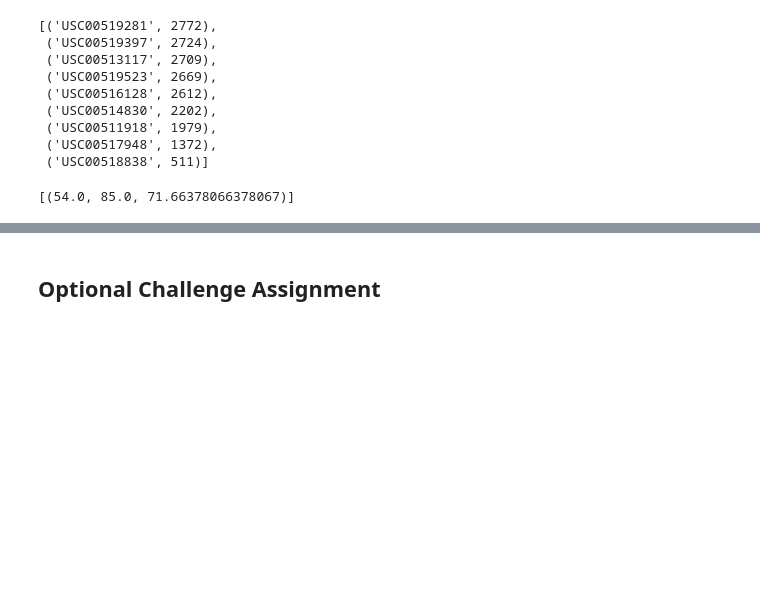
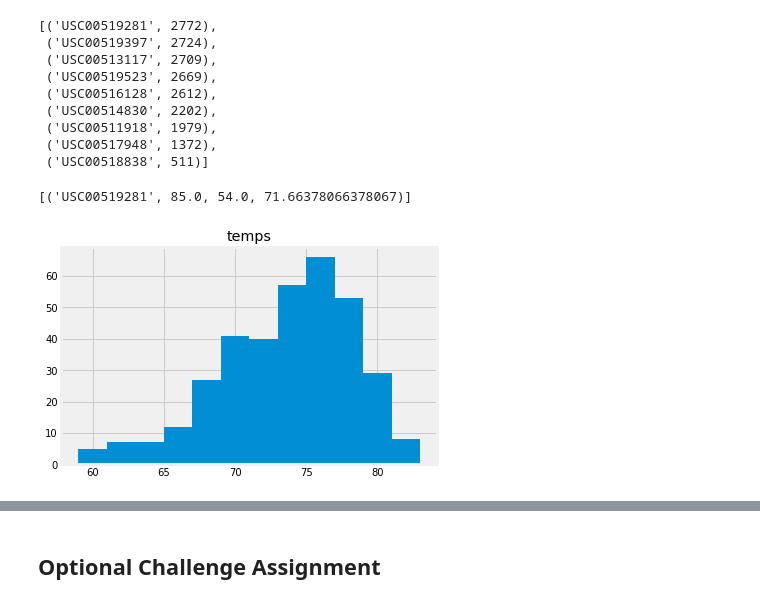
Before and after one commit to AshleyMcGee/advanced_sql_git, a Jupyter notebook: surfer_starter.ipynb, the cells around one changed output, grey strips where cells are left out. Saved outputs shown, nothing was run; the diff lists cells and outputs as text; code cells hidden in the pictures; blank space fills up the shorter version.

```diff
--- a/surfer_starter.ipynb
+++ b/surfer_starter.ipynb
@@ -110,8 +125,32 @@ df
 # %%
 # Using the station id from the previous query, calculate the lowest temperature recorded,
 # highest temperature recorded, and average temperature most active station?
+sel = [Measurement.station,
+      func.max(Measurement.tobs),
+      func.min(Measurement.tobs),
+      func.avg(Measurement.tobs)]
+
+
+temps = session.query(*sel)\
+    .filter(Measurement.station == 'USC00519281')\
+    .all()
+
+temps
 # %% [output]
-[(54.0, 85.0, 71.66378066378067)]
+[('USC00519281', 85.0, 54.0, 71.66378066378067)]
 # %%
 # Choose the station with the highest number of temperature observations.
 # Query the last 12 months of temperature observation data for this station and plot the results as a histogram
+
+most_temps = session.query(Measurement.date, Measurement.tobs)\
+                .filter(Measurement.date <= '2017-08-23')\
+                .filter(Measurement.date >= '2016-08-23')\
+                .filter(Measurement.station == 'USC00519281').all()
+
+that_date = [temp[0] for temp in most_temps]
+that_temp = [temp[1] for temp in most_temps]
+
+df = pd.DataFrame(most_temps, columns = ['date', 'temps'])
+hg = df.hist(grid=True, label=True, bins=12)
+# %% [output]
+[figure, added]
```
Also changed, not shown: parts of 15 cells of this notebook.
